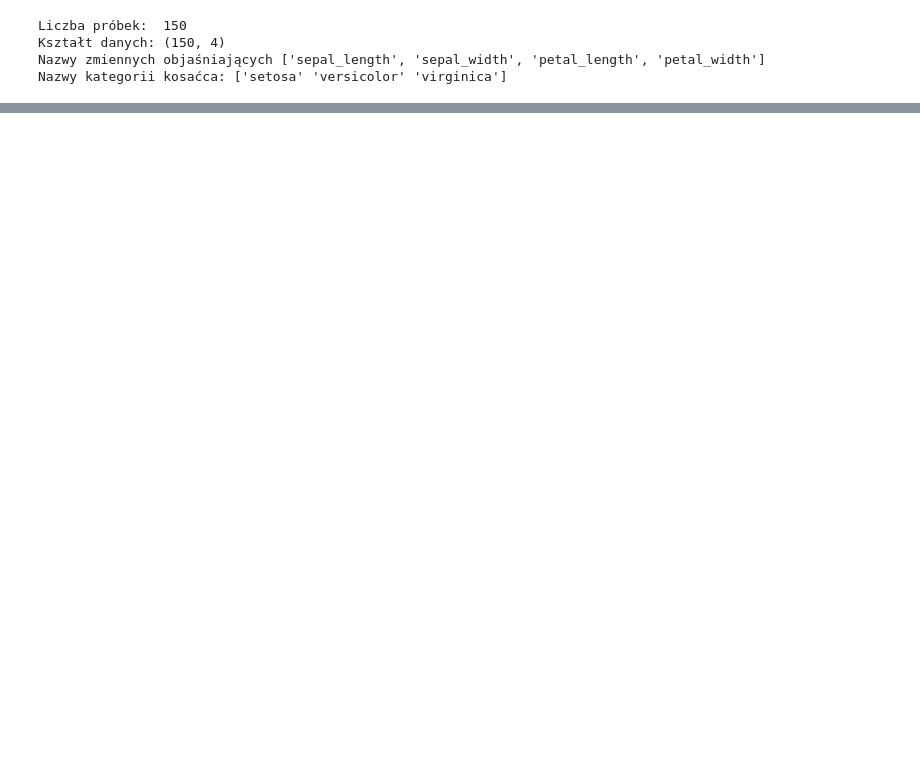
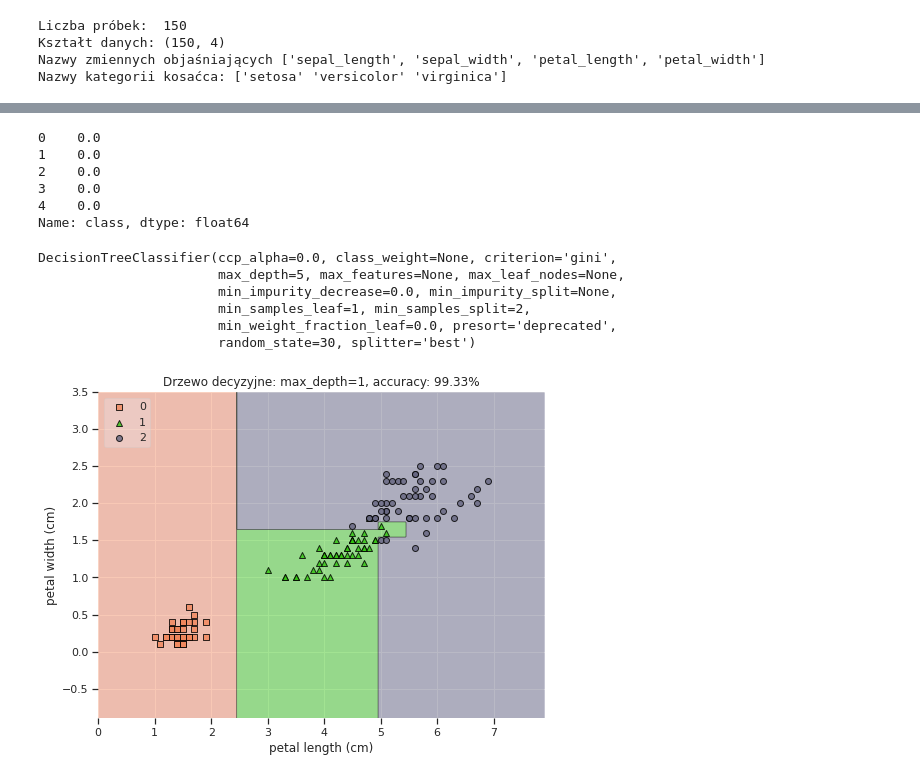
Before and after one commit to nefetorve/big_data, a Jupyter notebook: 06_uczenie_maszynowe/drzewa_decyzyjne.ipynb, the cells around one changed output, grey strips where cells are left out. Saved outputs shown, nothing was run; the diff lists cells and outputs as text; code cells hidden in the pictures; blank space fills up the shorter version.

```diff
--- a/06_uczenie_maszynowe/drzewa_decyzyjne.ipynb
+++ b/06_uczenie_maszynowe/drzewa_decyzyjne.ipynb
@@ -27,0 +77,4 @@ Nazwy kategorii kosaćca: ['setosa' 'versicolor' 'virginica']
+# %%
+X = df.copy()
+X = X[['petal_length','petal_width','class']]
+y = X.pop('class')
@@ -27,0 +90,39 @@ Nazwy kategorii kosaćca: ['setosa' 'versicolor' 'virginica']
+# %%
+y.head()
+# %% [output]
+0    0.0
+1    0.0
+2    0.0
+3    0.0
+4    0.0
+Name: class, dtype: float64
+# %%
+X = X.values
+y = y.values.astype('int16')
+# %%
+from sklearn.tree import DecisionTreeClassifier
+
+classifier = DecisionTreeClassifier(max_depth=5, random_state=30)
+classifier.fit(X,y)
+# %% [output]
+DecisionTreeClassifier(ccp_alpha=0.0, class_weight=None, criterion='gini',
+                       max_depth=5, max_features=None, max_leaf_nodes=None,
+                       min_impurity_decrease=0.0, min_impurity_split=None,
+                       min_samples_leaf=1, min_samples_split=2,
+                       min_weight_fraction_leaf=0.0, presort='deprecated',
+                       random_state=30, splitter='best')
+# %%
+from mlxtend.plotting import plot_decision_regions
+
+colors='#f1865b,#31c30f,#64647F,#d62728,#9467bd,#8c564b,#e377c2,#7f7f7f,#bcbd22,#17becf'
+
+acc = classifier.score(X, y)
+
+plt.figure(figsize=(8, 6))
+plot_decision_regions(X, y, classifier, legend=2, colors=colors)
+plt.xlabel('petal length (cm)')
+plt.ylabel('petal width (cm)')
+plt.title(f'Drzewo decyzyjne: max_depth=1, accuracy: {acc * 100:.2f}%')
+plt.show()
+# %% [output]
+[figure, added]
```
Also changed, not shown: parts of 11 cells of this notebook.
